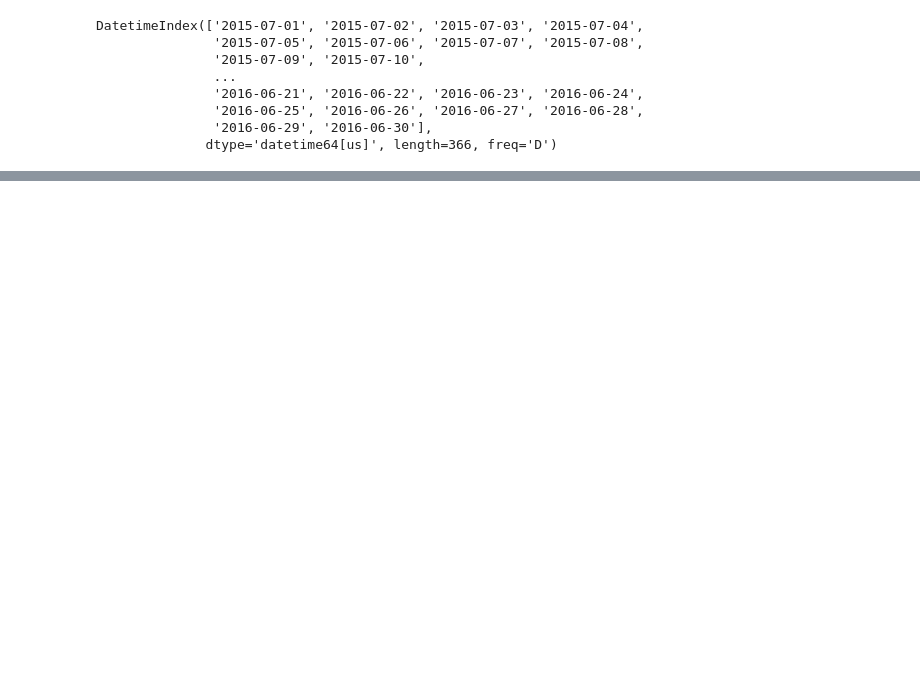
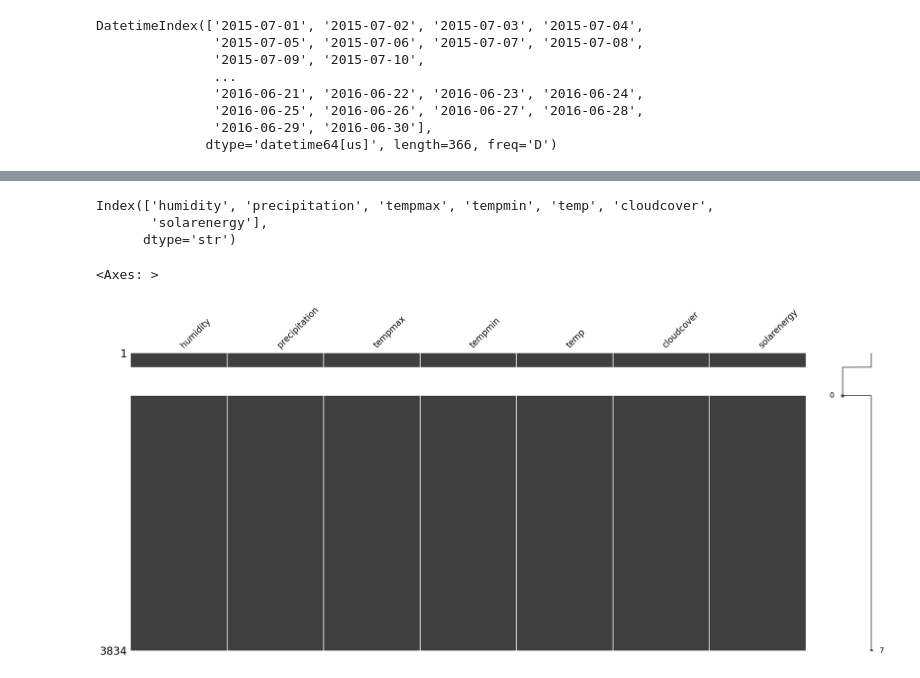
Before and after one commit to Data200-May2026/data200-team-moringa, a Jupyter notebook: Data200/Project.ipynb, the cells around one changed output, grey strips where cells are left out. Saved outputs shown, nothing was run; the diff lists cells and outputs as text; code cells hidden in the pictures; blank space fills up the shorter version.

```diff
--- a/Data200/Project.ipynb
+++ b/Data200/Project.ipynb
@@ -149 +245,16 @@ dtype: int64
+# %%
+new_df.columns
+# %% [output]
+Index(['humidity', 'precipitation', 'tempmax', 'tempmin', 'temp', 'cloudcover',
+       'solarenergy'],
+      dtype='str')
+# %%
+import missingno as msno
+import missingno as msno
+
+# Make sure you are plotting the reindexed dataframe to see the timeline gap
+msno.matrix(new_df.reindex(pd.date_range(start=new_df.index.min(), end=new_df.index.max(), freq='D')))
+# %% [output]
+<Axes: >
+[figure, added]
 # %%
```
Also changed, not shown: parts of 22 cells of this notebook.
